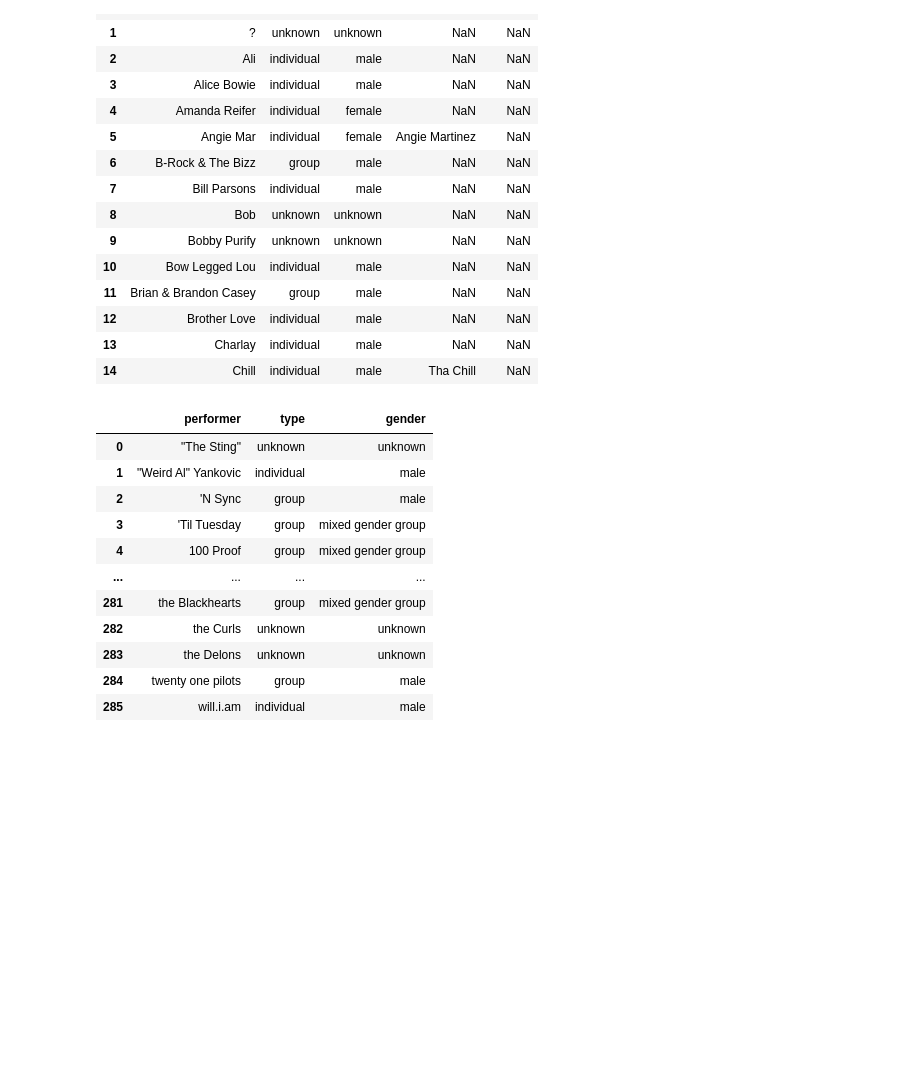
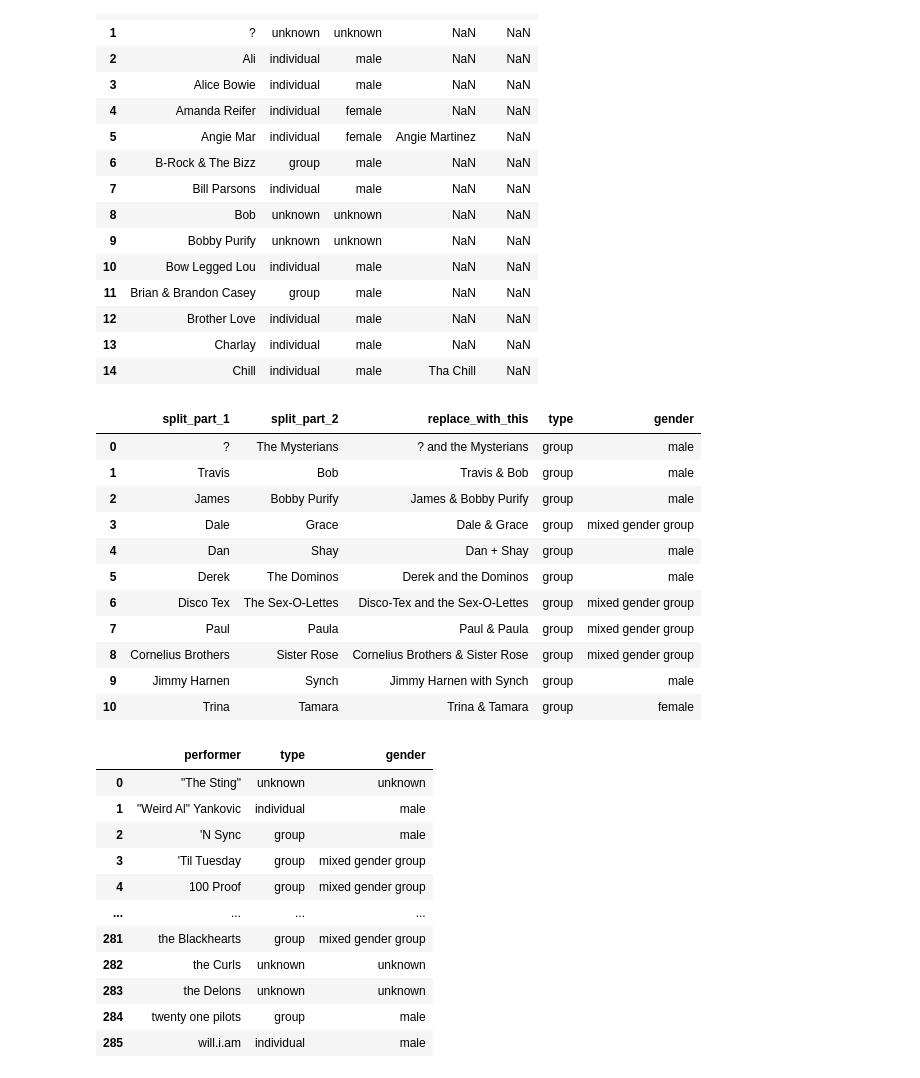
Before and after one commit to davidnmora/billboard-lyric-exploration, a Jupyter notebook: 22.5 Use GPT4 to label individual performer and group gender.ipynb, the cells around one changed output. Cells and saved outputs as stored; diff of their text form; code cells hidden in the pictures; blank space fills up the shorter version.

Commit message:
Hand updates to gender/name split

```diff
--- a/22.5 Use GPT4 to label individual performer and group gender.ipynb
+++ b/22.5 Use GPT4 to label individual performer and group gender.ipynb
@@ -350,6 +361,24 @@ gsheet_unknown_corrections_df.head(15)
 | 12 | Brother Love | individual | male | NaN | NaN |
 | 13 | Charlay | individual | male | NaN | NaN |
 | 14 | Chill | individual | male | Tha Chill | NaN |
+# %%
+# Fetch the incorrect split correction gSheet
+INCORRECT_SPLIT_G_SHEET_URL = "https://docs.google.com/spreadsheets/d/1xxE-vvzDUQTgYeigHMK_4lUznXAzDgNlAdY6JMOIOcc/export?format=csv&gid=659955835"
+gsheet_incorrect_split_corrections_df = pd.read_csv(INCORRECT_SPLIT_G_SHEET_URL)
+gsheet_incorrect_split_corrections_df.head(15)
+# %% [output]
+|  | split_part_1 | split_part_2 | replace_with_this | type | gender |
+| 0 | ? | The Mysterians | ? and the Mysterians | group | male |
+| 1 | Travis | Bob | Travis & Bob | group | male |
+| 2 | James | Bobby Purify | James & Bobby Purify | group | male |
+| 3 | Dale | Grace | Dale & Grace | group | mixed gender group |
+| 4 | Dan | Shay | Dan + Shay | group | male |
+| 5 | Derek | The Dominos | Derek and the Dominos | group | male |
+| 6 | Disco Tex | The Sex-O-Lettes | Disco-Tex and the Sex-O-Lettes | group | mixed gender group |
+| 7 | Paul | Paula | Paul & Paula | group | mixed gender group |
+| 8 | Cornelius Brothers | Sister Rose | Cornelius Brothers & Sister Rose | group | mixed gender group |
+| 9 | Jimmy Harnen | Synch | Jimmy Harnen with Synch | group | male |
+| 10 | Trina | Tamara | Trina & Tamara | group | female |
 # %%
 gender_df
 # %% [output]
```
Also changed, not shown: parts of 7 cells of this notebook.
